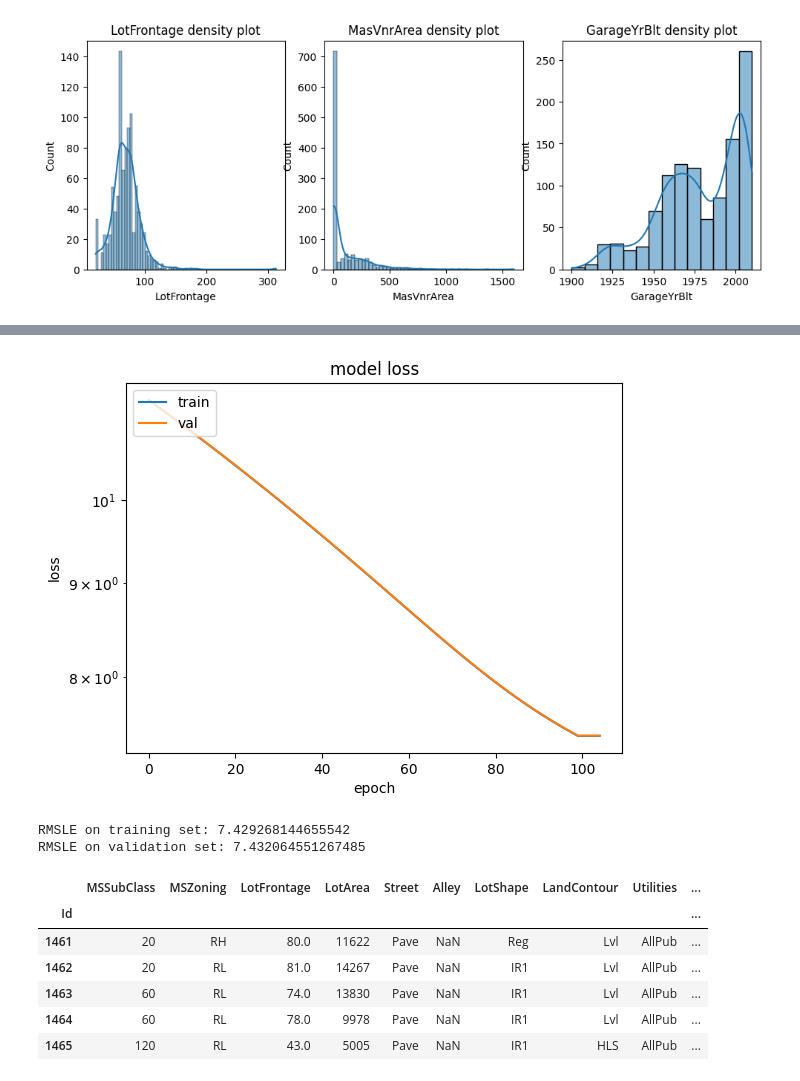
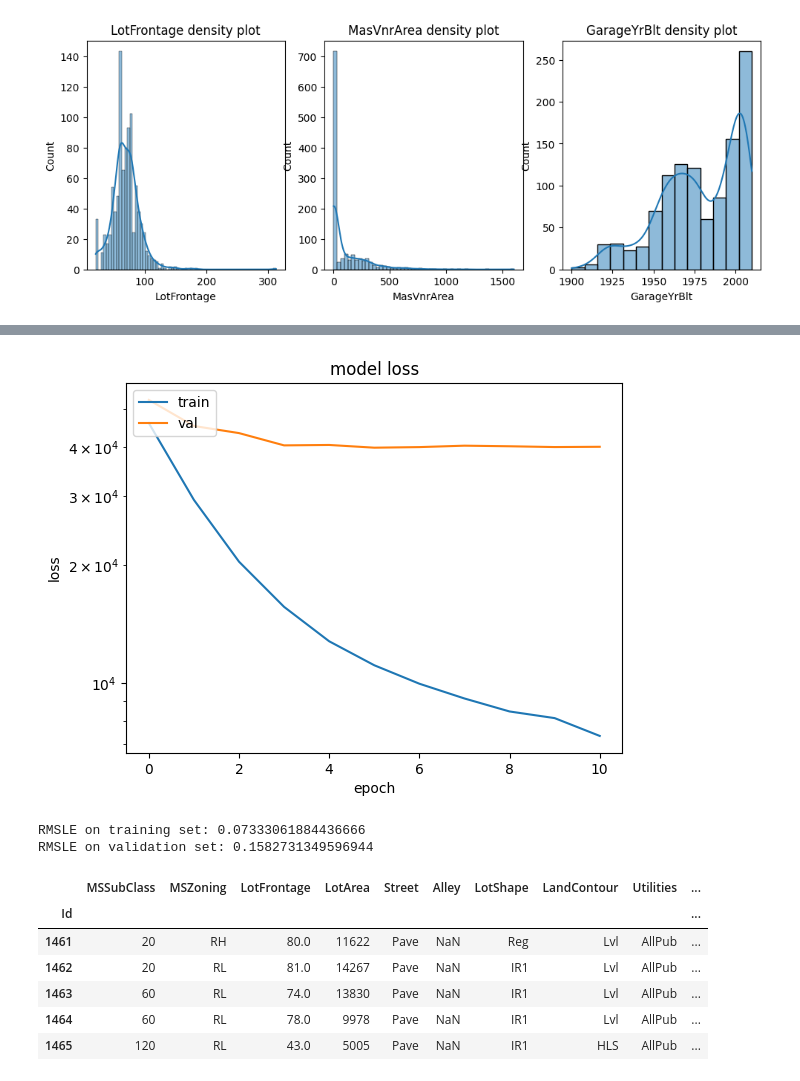
Before and after one commit to vitaminac/miniai, a Jupyter notebook: house-prices-regression-prediction.ipynb, the cells around one changed output, grey strips where cells are left out. Cells and saved outputs as stored; diff of their text form; code cells hidden in the pictures.

```diff
--- a/house-prices-regression-prediction.ipynb
+++ b/house-prices-regression-prediction.ipynb
@@ -424,7 +424,7 @@ features_encoding_column_transformer = ColumnTransformer(
         ('numerical_features_encoder', numerical_features_encoder, numerical_cols),
         ('ordinal_features_encoder', ordinal_features_encoder, ordinal_cols),
         ('low_cardinality_nominal_features_encoder', low_cardinality_nominal_features_encoder, low_cardinality_nominal_cols),
-        ('high_cardinality_nominal_features_encoder', high_cardinality_nominal_features_encoder, high_cardinality_nominal_cols),
+        # ('high_cardinality_nominal_features_encoder', high_cardinality_nominal_features_encoder, high_cardinality_nominal_cols),
     ],
     remainder = "drop",
     verbose_feature_names_out = False
@@ -476,11 +476,13 @@ preprocessing_pipeline.transform(X_train_df)
 # Define the model
 model = xgb.XGBRegressor(
     n_estimators=1000,
-    learning_rate=0.05,
+    learning_rate=0.5,
     early_stopping_rounds=5,
     random_state=RANDOM_STATE,
-    objective="reg:squaredlogerror",
-    eval_metric="rmsle",
+    objective="reg:squarederror",
+    # objective="reg:squaredlogerror",
+    eval_metric="rmse",
+    # eval_metric="rmsle",
 )
 # %%
 X_train_transformed = preprocessing_pipeline.transform(X_train_df)
@@ -497,16 +499,16 @@ classifier = model.fit(
 # Load evals result by calling the evals_result() function
 evals_result = classifier.evals_result()
 # %%
-plt.plot(evals_result['validation_0']["rmsle"])
-plt.plot(evals_result['validation_1']["rmsle"])
+plt.plot(evals_result['validation_0']["rmse"])
+plt.plot(evals_result['validation_1']["rmse"])
 plt.title('model loss')
 plt.ylabel('loss')
 plt.xlabel('epoch')
 plt.legend(['train', 'val'], loc='upper left')
 plt.yscale('log')
 plt.show()
 # %% [output]
-[figure, old version]
+[figure, new version]
 # %%
 # Bundle preprocessing and modeling code in a pipeline
 pipeline = Pipeline(steps=[
@@ -530,8 +532,8 @@ y_valid_preds = pipeline.predict(X_valid_df)
 score_on_validation_set = mean_squared_log_error(y_valid_s, y_valid_preds, squared=False)
 print('RMSLE on validation set:', score_on_validation_set)
 # %% [output]
-RMSLE on training set: 7.429268144655542
-RMSLE on validation set: 7.432064551267485
+RMSLE on training set: 0.07333061884436666
+RMSLE on validation set: 0.1582731349596944
 # %%
 X_test_df.head()
 # %% [output]
```
Also changed, not shown: parts of 4 cells of this notebook.
